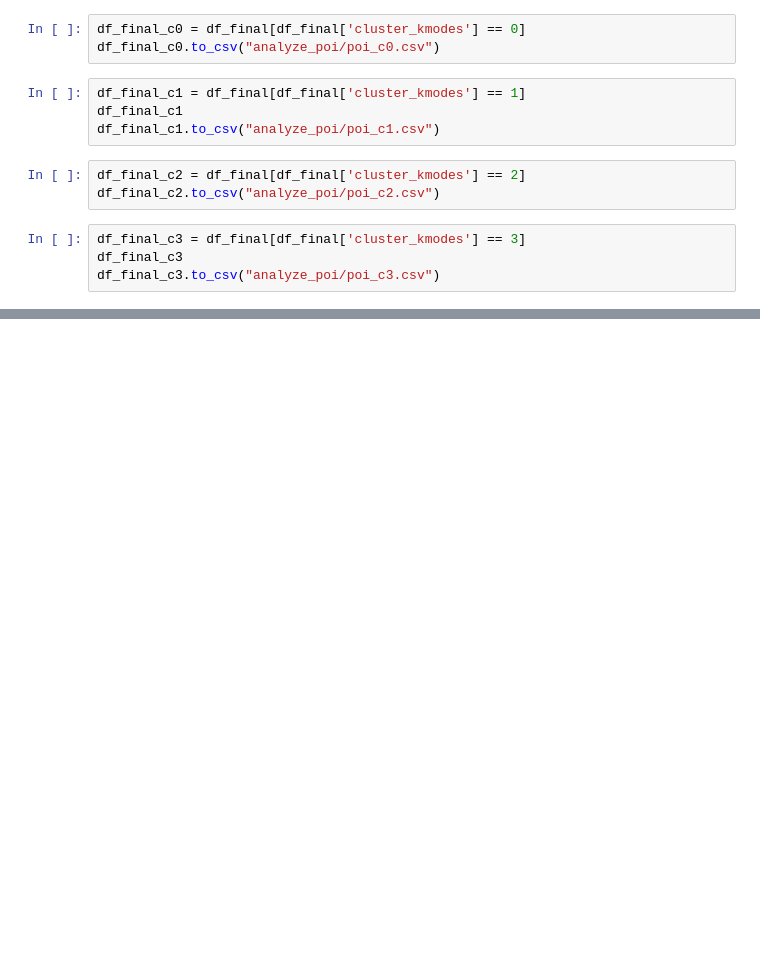
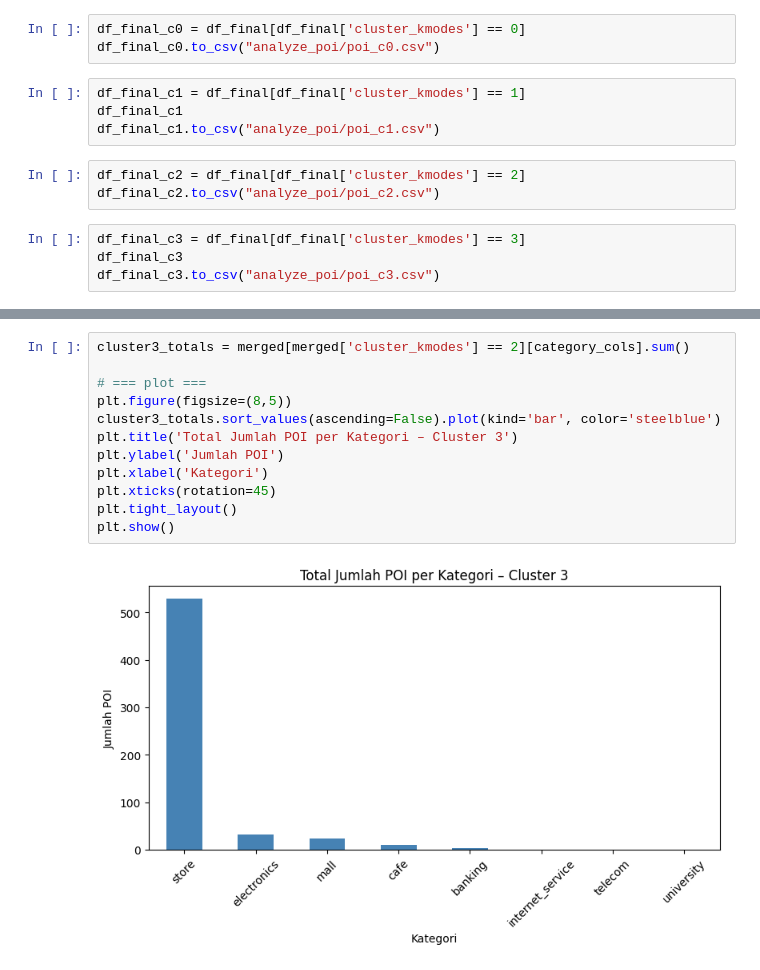
Before and after one commit to IrulIslami/Intern-Stuff, a Jupyter notebook: analyze_poi.ipynb, the cells around one changed output, grey strips where cells are left out. Drawn from its saved outputs; the diff is of its cells as text; blank space fills up the shorter version.

```diff
--- a/analyze_poi.ipynb
+++ b/analyze_poi.ipynb
@@ -1034,0 +1118,14 @@ Name: count, Length: 109, dtype: int64
+# %%
+cluster3_totals = merged[merged['cluster_kmodes'] == 2][category_cols].sum()
+
+# === plot ===
+plt.figure(figsize=(8,5))
+cluster3_totals.sort_values(ascending=False).plot(kind='bar', color='steelblue')
+plt.title('Total Jumlah POI per Kategori – Cluster 3')
+plt.ylabel('Jumlah POI')
+plt.xlabel('Kategori')
+plt.xticks(rotation=45)
+plt.tight_layout()
+plt.show()
+# %% [output]
+[figure, added]
```
Also changed, not shown: parts of 25 cells of this notebook, 9 other files.
